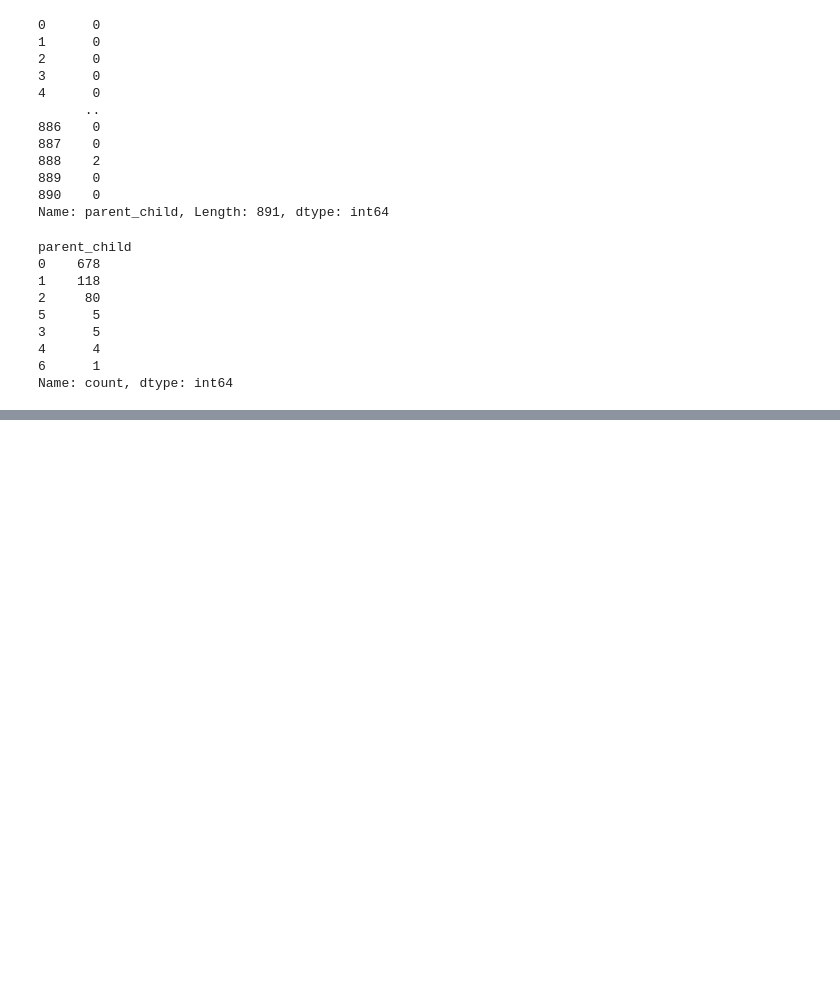
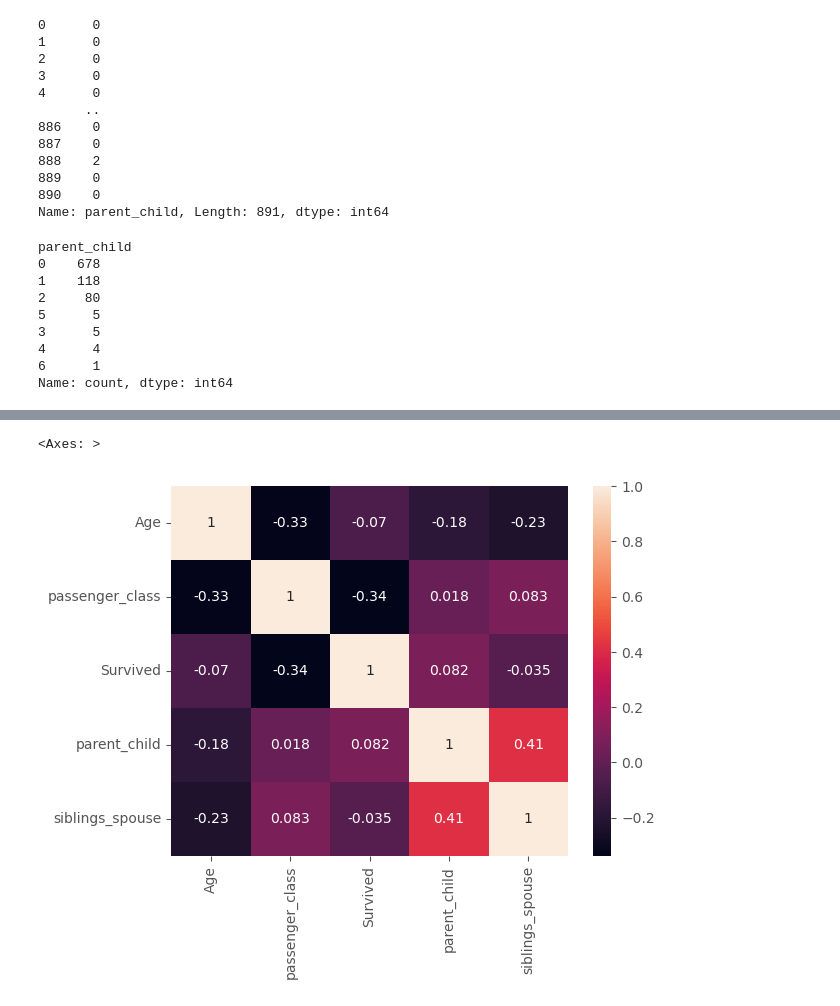
Before and after one commit to alexanderchosen/eda_with_python, a Jupyter notebook: Titanic_dataset_eda/titanic.ipynb, the cells around one changed output, grey strips where cells are left out. Saved outputs shown, nothing was run; the diff lists cells and outputs as text; code cells hidden in the pictures; blank space fills up the shorter version.

```diff
--- a/Titanic_dataset_eda/titanic.ipynb
+++ b/Titanic_dataset_eda/titanic.ipynb
@@ -657,0 +741,2 @@ Name: count, dtype: int64
+# %%
+df_corr = df[['Age', 'passenger_class', 'Survived', 'parent_child', 'siblings_spouse']].dropna().corr()
@@ -657,0 +752,5 @@ Name: count, dtype: int64
+# %%
+sns.heatmap(df_corr, annot=True)
+# %% [output]
+<Axes: >
+[figure, added]
```
Also changed, not shown: parts of 12 cells of this notebook, 3 other files.
